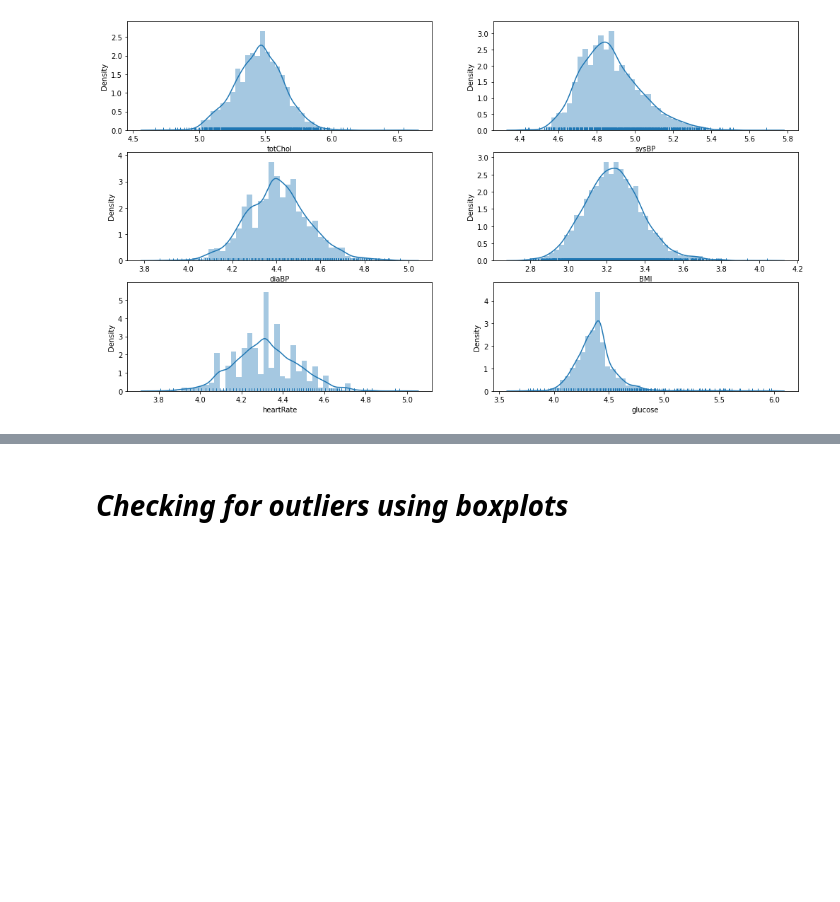
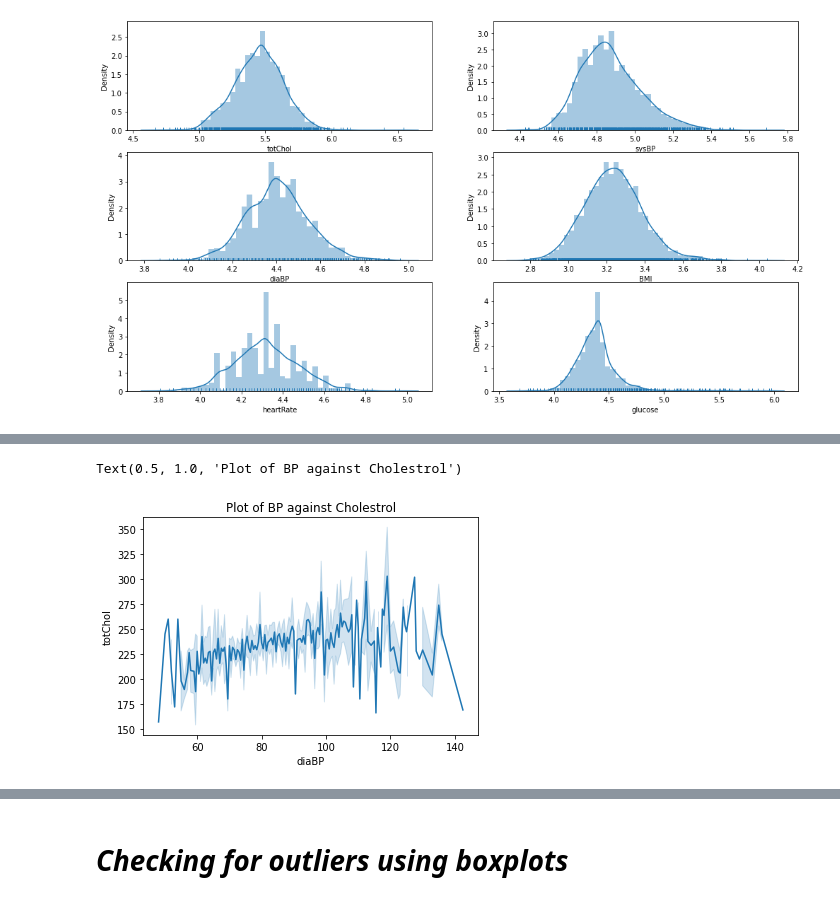
Before and after one commit to raghavendrakulkarni14/Cardiovascular_risk_prediction_classification, a Jupyter notebook: RaghavendraAKulkarniClassification.ipynb, the cells around one changed output, grey strips where cells are left out. Saved outputs shown, nothing was run; the diff lists cells and outputs as text; code cells hidden in the pictures; blank space fills up the shorter version.

```diff
--- a/RaghavendraAKulkarniClassification.ipynb
+++ b/RaghavendraAKulkarniClassification.ipynb
@@ -169,0 +213,6 @@ for i in range(len(dist_col)):
+# %%
+sns.lineplot(data=df,x=df['diaBP'],y=df['totChol'])
+plt.title('Plot of BP against Cholestrol')
+# %% [output]
+Text(0.5, 1.0, 'Plot of BP against Cholestrol')
+[figure, added]
```
Also changed, not shown: parts of 15 cells of this notebook.
